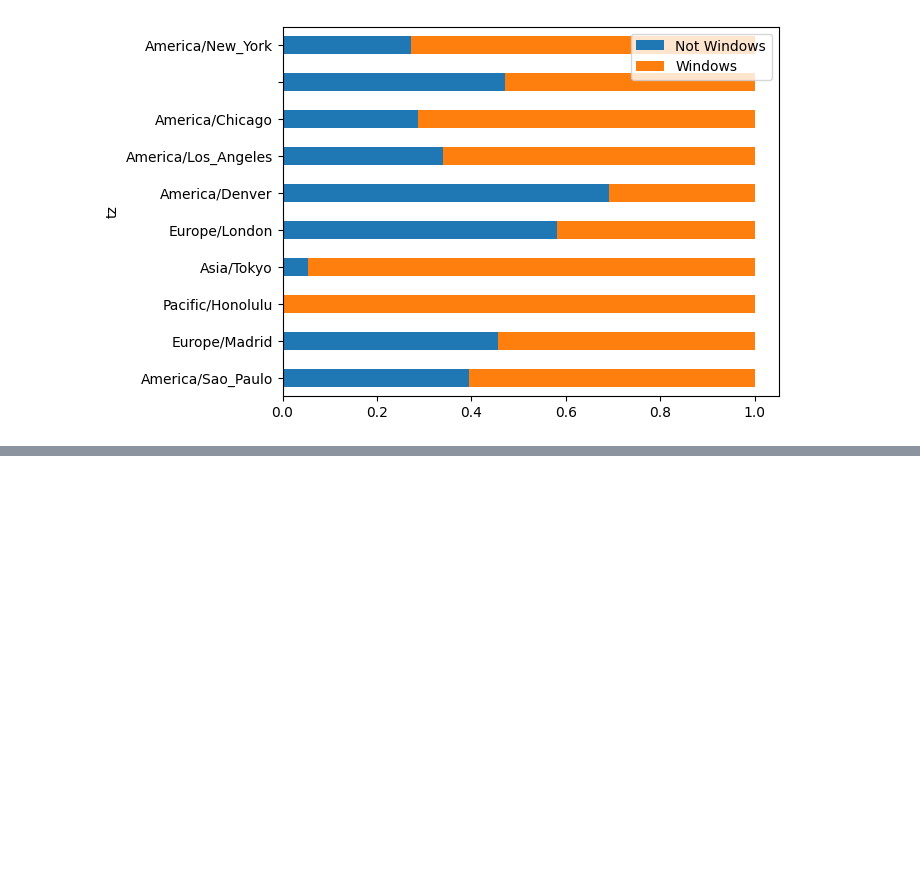
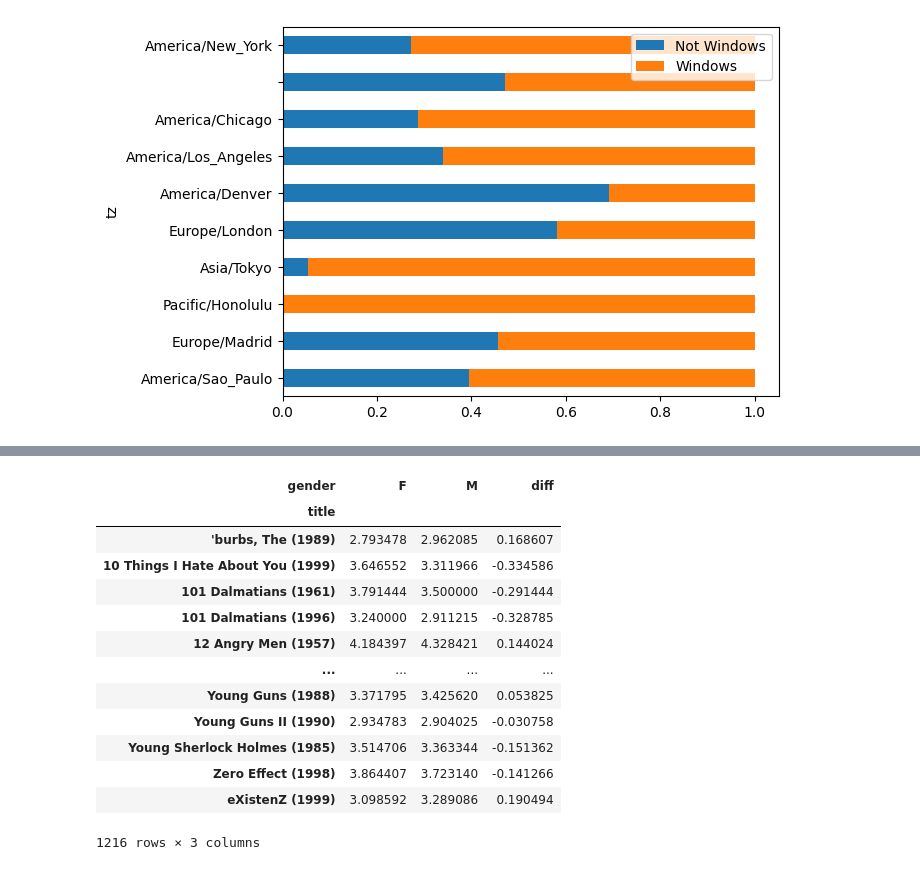
Before and after one commit to WttchPG/PythonForDataAnalysis, a Jupyter notebook: 引言.ipynb, the cells around one changed output, grey strips where cells are left out. Saved outputs shown, nothing was run; the diff lists cells and outputs as text; code cells hidden in the pictures; blank space fills up the shorter version.

```diff
--- a/引言.ipynb
+++ b/引言.ipynb
@@ -198,0 +254,4 @@ normed_subset.plot(kind='barh', stacked=True)
+# %%
+mean_ratings = data.pivot_table('rating', 'title', 'gender', aggfunc='mean')
+
+mean_ratings[:5]
@@ -198,0 +268,4 @@ normed_subset.plot(kind='barh', stacked=True)
+# %%
+ratings_by_title = data.groupby('title').size()
+
+ratings_by_title[:10]
@@ -198,0 +347,19 @@ normed_subset.plot(kind='barh', stacked=True)
+# %%
+mean_ratings['diff'] = mean_ratings['M'] - mean_ratings['F']
+
+mean_ratings
+# %% [output]
+| gender | F | M | diff |
+| title |  |  |  |
+| 'burbs, The (1989) | 2.793478 | 2.962085 | 0.168607 |
+| 10 Things I Hate About You (1999) | 3.646552 | 3.311966 | -0.334586 |
+| 101 Dalmatians (1961) | 3.791444 | 3.500000 | -0.291444 |
+| 101 Dalmatians (1996) | 3.240000 | 2.911215 | -0.328785 |
+| 12 Angry Men (1957) | 4.184397 | 4.328421 | 0.144024 |
+| ... | ... | ... | ... |
+| Young Guns (1988) | 3.371795 | 3.425620 | 0.053825 |
+| Young Guns II (1990) | 2.934783 | 2.904025 | -0.030758 |
+| Young Sherlock Holmes (1985) | 3.514706 | 3.363344 | -0.151362 |
+| Zero Effect (1998) | 3.864407 | 3.723140 | -0.141266 |
+| eXistenZ (1999) | 3.098592 | 3.289086 | 0.190494 |
+1216 rows × 3 columns
```
Also changed, not shown: parts of 23 cells of this notebook, 4 other files.
